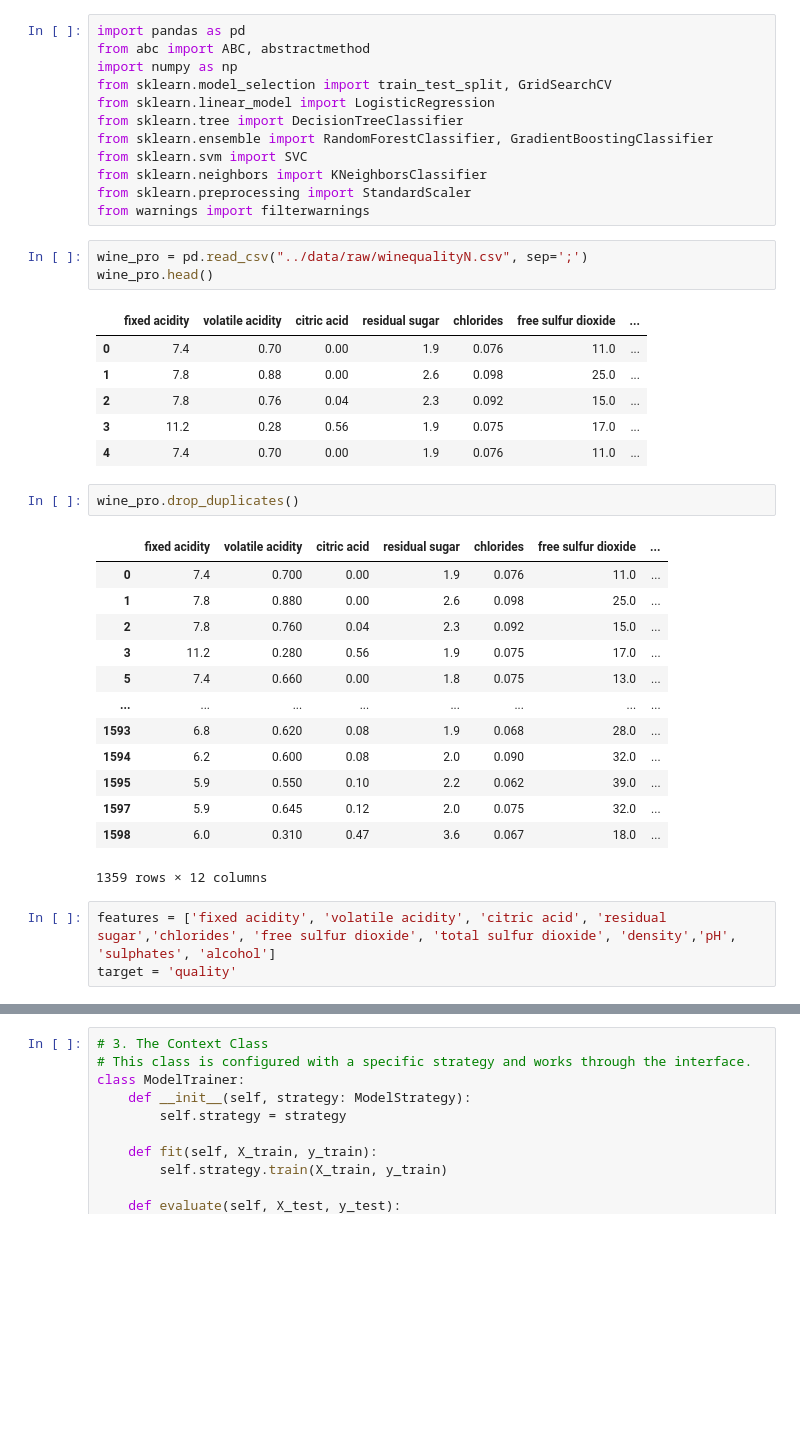
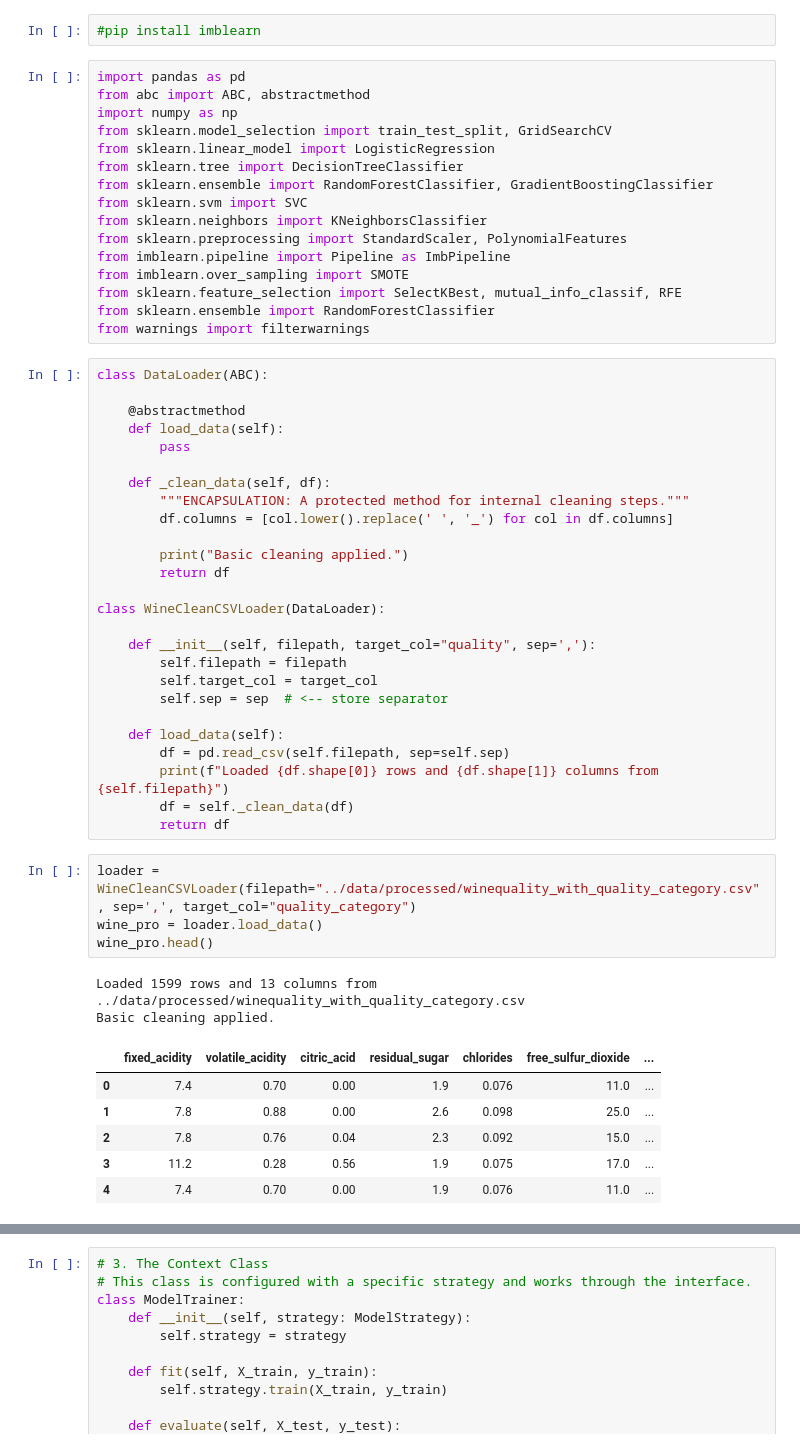
Before and after one commit to adobea-dev/wine_quality_project, a Jupyter notebook: notebooks/03_model_experiments.ipynb, the cells around one changed output, grey strips where cells are left out. Cells and saved outputs as stored; diff of their text form; blank space fills up the shorter version.

Commit message:
data cleaning &model experiments

```diff
--- a/notebooks/03_model_experiments.ipynb
+++ b/notebooks/03_model_experiments.ipynb
@@ -1,3 +1,5 @@
+# %%
+#pip install imblearn
 # %%
 import pandas as pd
 from abc import ABC, abstractmethod
@@ -8,34 +10,48 @@ from sklearn.tree import DecisionTreeClassifier
 from sklearn.ensemble import RandomForestClassifier, GradientBoostingClassifier
 from sklearn.svm import SVC
 from sklearn.neighbors import KNeighborsClassifier
-from sklearn.preprocessing import StandardScaler
+from sklearn.preprocessing import StandardScaler, PolynomialFeatures
+from imblearn.pipeline import Pipeline as ImbPipeline
+from imblearn.over_sampling import SMOTE
+from sklearn.feature_selection import SelectKBest, mutual_info_classif, RFE
+from sklearn.ensemble import RandomForestClassifier
 from warnings import filterwarnings
 # %%
-wine_pro = pd.read_csv("../data/raw/winequalityN.csv", sep=';')
-wine_pro.head()
+class DataLoader(ABC):
+
+    @abstractmethod
+    def load_data(self):
+        pass
+
+    def _clean_data(self, df):
+        """ENCAPSULATION: A protected method for internal cleaning steps."""
+        df.columns = [col.lower().replace(' ', '_') for col in df.columns]
+
+        print("Basic cleaning applied.")
+        return df
+
+class WineCleanCSVLoader(DataLoader):
+
+    def __init__(self, filepath, target_col="quality", sep=','):
+        self.filepath = filepath
+        self.target_col = target_col
+        self.sep = sep  # <-- store separator
+
+    def load_data(self):
+        df = pd.read_csv(self.filepath, sep=self.sep)
+        print(f"Loaded {df.shape[0]} rows and {df.shape[1]} columns from {self.filepath}")
+        df = self._clean_data(df)
+        return df
-# %% [output]
-|  | fixed acidity | volatile acidity | citric acid | residual sugar | chlorides | free sulfur dioxide | ... |
-| 0 | 7.4 | 0.70 | 0.00 | 1.9 | 0.076 | 11.0 | ... |
-| 1 | 7.8 | 0.88 | 0.00 | 2.6 | 0.098 | 25.0 | ... |
-| 2 | 7.8 | 0.76 | 0.04 | 2.3 | 0.092 | 15.0 | ... |
-| 3 | 11.2 | 0.28 | 0.56 | 1.9 | 0.075 | 17.0 | ... |
-| 4 | 7.4 | 0.70 | 0.00 | 1.9 | 0.076 | 11.0 | ... |
 # %%
-wine_pro.drop_duplicates()
+loader = WineCleanCSVLoader(filepath="../data/processed/winequality_with_quality_category.csv", sep=',', target_col="quality_category")
+wine_pro = loader.load_data()
+wine_pro.head()
 # %% [output]
+Loaded 1599 rows and 13 columns from ../data/processed/winequality_with_quality_category.csv
+Basic cleaning applied.
-|  | fixed acidity | volatile acidity | citric acid | residual sugar | chlorides | free sulfur dioxide | ... |
-| 0 | 7.4 | 0.700 | 0.00 | 1.9 | 0.076 | 11.0 | ... |
-| 1 | 7.8 | 0.880 | 0.00 | 2.6 | 0.098 | 25.0 | ... |
-| 2 | 7.8 | 0.760 | 0.04 | 2.3 | 0.092 | 15.0 | ... |
-| 3 | 11.2 | 0.280 | 0.56 | 1.9 | 0.075 | 17.0 | ... |
-| 5 | 7.4 | 0.660 | 0.00 | 1.8 | 0.075 | 13.0 | ... |
-| ... | ... | ... | ... | ... | ... | ... | ... |
-| 1593 | 6.8 | 0.620 | 0.08 | 1.9 | 0.068 | 28.0 | ... |
-| 1594 | 6.2 | 0.600 | 0.08 | 2.0 | 0.090 | 32.0 | ... |
-| 1595 | 5.9 | 0.550 | 0.10 | 2.2 | 0.062 | 39.0 | ... |
-| 1597 | 5.9 | 0.645 | 0.12 | 2.0 | 0.075 | 32.0 | ... |
-| 1598 | 6.0 | 0.310 | 0.47 | 3.6 | 0.067 | 18.0 | ... |
+|  | fixed_acidity | volatile_acidity | citric_acid | residual_sugar | chlorides | free_sulfur_dioxide | ... |
+| 0 | 7.4 | 0.70 | 0.00 | 1.9 | 0.076 | 11.0 | ... |
+| 1 | 7.8 | 0.88 | 0.00 | 2.6 | 0.098 | 25.0 | ... |
+| 2 | 7.8 | 0.76 | 0.04 | 2.3 | 0.092 | 15.0 | ... |
+| 3 | 11.2 | 0.28 | 0.56 | 1.9 | 0.075 | 17.0 | ... |
+| 4 | 7.4 | 0.70 | 0.00 | 1.9 | 0.076 | 11.0 | ... |
-1359 rows × 12 columns
-# %%
-features = ['fixed acidity', 'volatile acidity', 'citric acid', 'residual sugar','chlorides', 'free sulfur dioxide', 'total sulfur dioxide', 'density','pH', 'sulphates', 'alcohol']
-target = 'quality'
```
Also changed, not shown: parts of 11 cells of this notebook, 4 other files.
